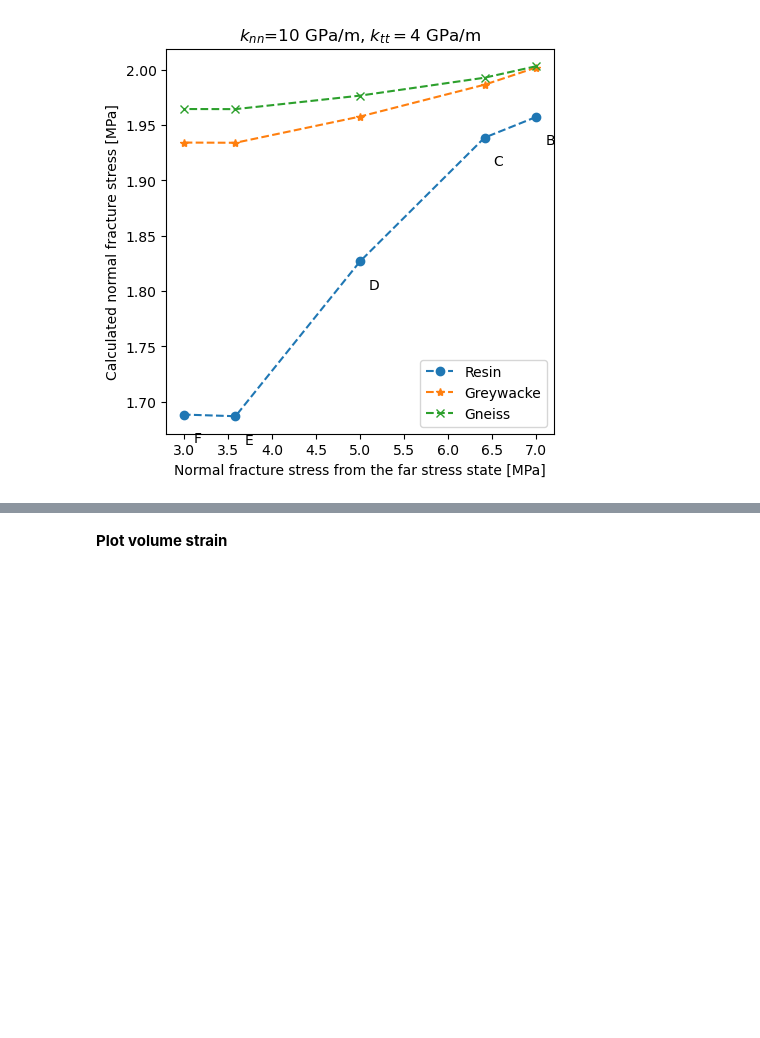
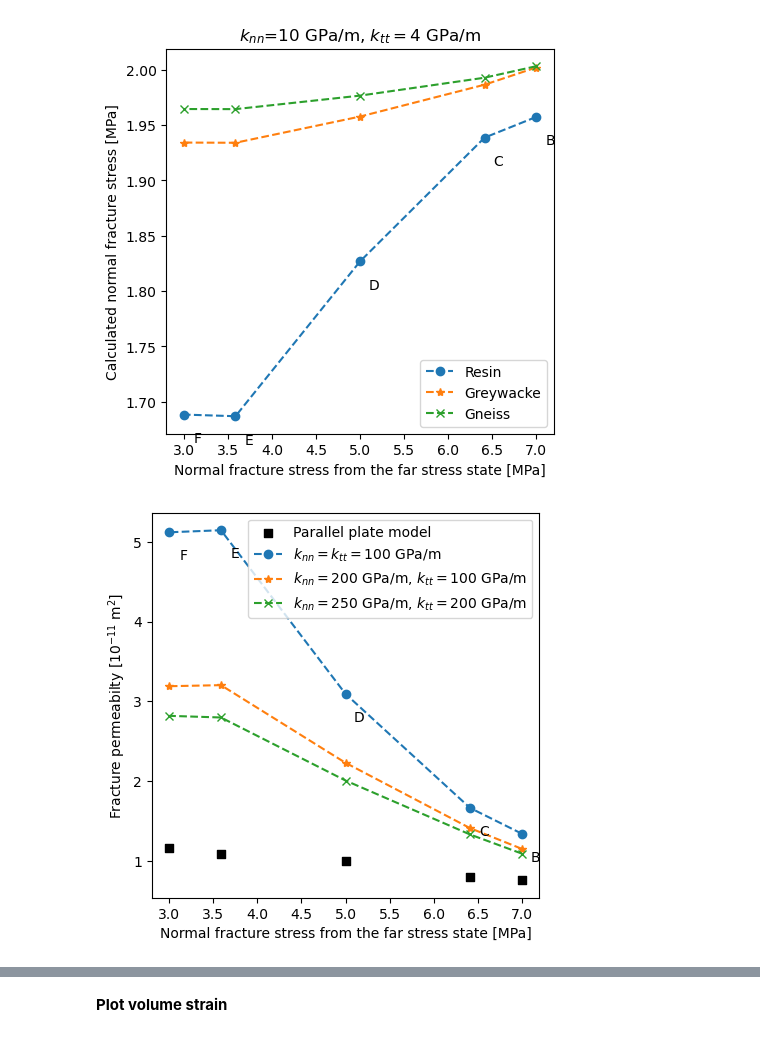
Before and after one commit to wenqing/GreatCell_benchmark, a Jupyter notebook: 3D_HM/GreatCellHM2_HM3.ipynb, the cells around one changed output, grey strips where cells are left out. Cells and saved outputs as stored; diff of their text form; code cells hidden in the pictures; blank space fills up the shorter version.

```diff
--- a/3D_HM/GreatCellHM2_HM3.ipynb
+++ b/3D_HM/GreatCellHM2_HM3.ipynb
@@ -147,6 +159,38 @@ def plot_figure(mock_sn, data_resin, data_greywacke, data_gneiss, ylabel, title,
 
     plt.savefig(fig_file_name)
     plt.show()
+# %%
+def plot_figure_resin_exp(mock_sn, exp_data, data_resin, data_resin_1, data_resin_2, data_resin_3, ylabel, title, fig_file_name):
+    labels = ['B', 'C', 'D', 'E', 'F']
+
+
+    # Plotting
+    plt.rcParams['figure.figsize'] = [5, 5]
+    plt.scatter(mock_sn, np.array(exp_data) * 1.e+11, color = 'k',  marker='s', label=r'Parallel plate model' )
+
+    if len(data_resin) > 0:
+        plt.plot(mock_sn, data_resin, marker='o', linestyle = 'dashed', label=r'$k_{nn}=k_{tt}=100$ GPa/m')
+
+    if len(data_resin_1) > 0:
+        plt.plot(mock_sn, data_resin_1, marker='*', linestyle = 'dashed', label=r'$k_{nn}=200$ GPa/m, $k_{tt}=100$ GPa/m')
+
+    if len(data_resin_2) > 0:
+        plt.plot(mock_sn, data_resin_2, marker='x', linestyle = 'dashed', label=r'$k_{nn}=250$ GPa/m, $k_{tt}=200$ GPa/m')
+
+    if len(data_resin_3) > 0:
+        plt.plot(mock_sn, data_resin_3, marker='x', linestyle = 'dashed', label=r'$k_{nn}=300$ GPa/m, $k_{tt}=250$ GPa/m')
+
+    for label, x, y in zip(labels, mock_sn, data_resin):
+        plt.annotate(label, (x, y), textcoords="offset points", xytext=(10,-20), ha='center')
+
+    #plt.title('Your Data Plot')
+    plt.xlabel('Normal fracture stress from the far stress state [MPa]')
+    plt.ylabel(ylabel)
+    plt.title(title)
+    plt.legend()
+
+    plt.savefig(fig_file_name)
+    plt.show()
 # %%
 point = (0.02, 0.0, 0.11)
 
@@ -178,3 +222,12 @@ plot_figure(mock_sn, sn_resin, sn_greywacke, sn_gneiss, r'Calculated normal frac
 plot_figure(mock_sn, sn_l_resin, sn_l_greywacke, sn_l_gneiss, r'Calculated normal fracture stress [MPa]', r'$k_{nn}$=10 GPa/m, $k_{tt}=4$ GPa/m', 'ufz_HM2_low_sn.png')
 # %% [output]
 [figure]
+# %%
+point = (0.02, 0.0, 0.11)
+path_high_kn = '../../output/HM/embedded_fracture/small_load/kn_200_ks_100/'
+k_resin_h1, sn_resin_h1 = get_fracture_k_and_s_at_the_center(path_high_kn, point, 'Resin')
+path_high_kn_sn = '../../output/HM/embedded_fracture/small_load/kn_250_ks_200/'
+k_resin_h2, sn_resin_h2 = get_fracture_k_and_s_at_the_center(path_high_kn_sn, point, 'Resin')
+plot_figure_resin_exp(mock_sn, experiment_data_resin[2], k_resin, k_resin_h1, k_resin_h2, [], r'Fracture permeabilty [$10^{-11}$ m$^2$]', "", 'ufz_HM2_k_f_high1.png')
+# %% [output]
+[figure, added]
```
Also changed, not shown: parts of 8 cells of this notebook.
